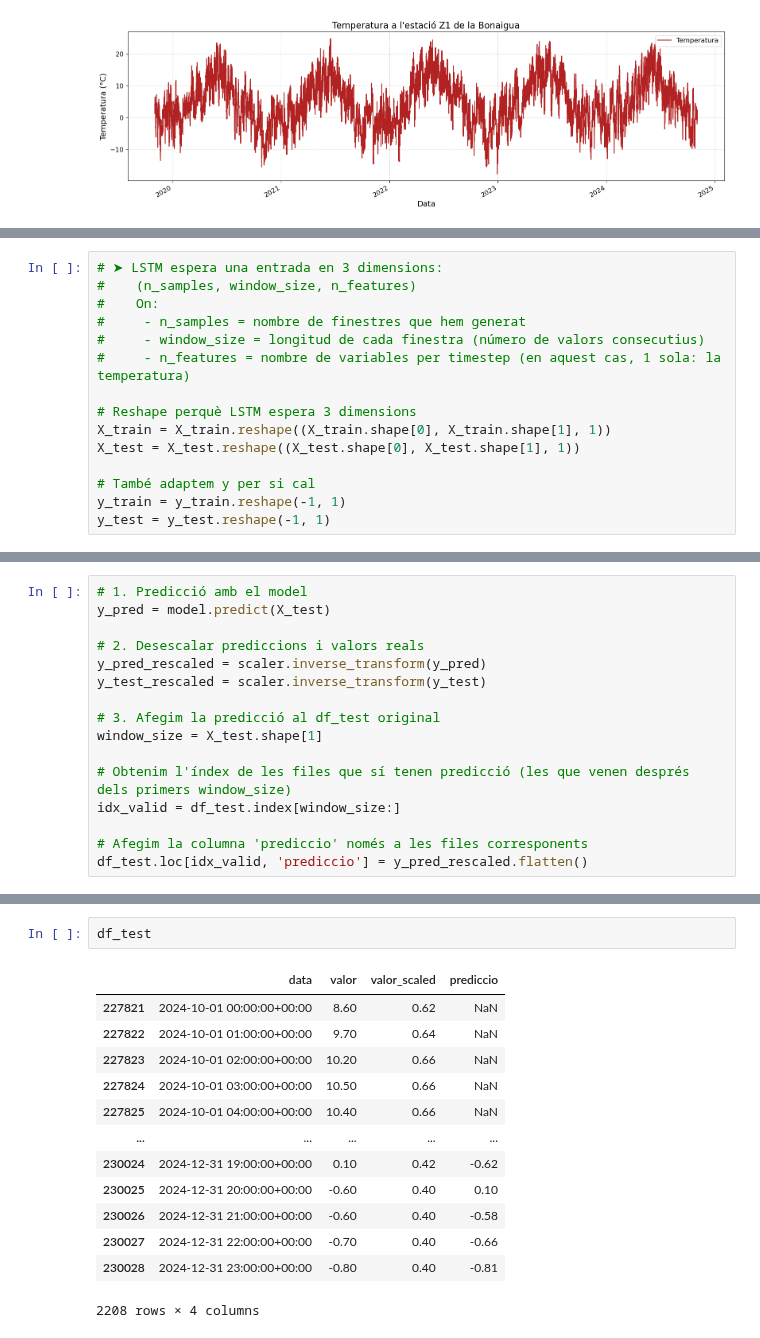
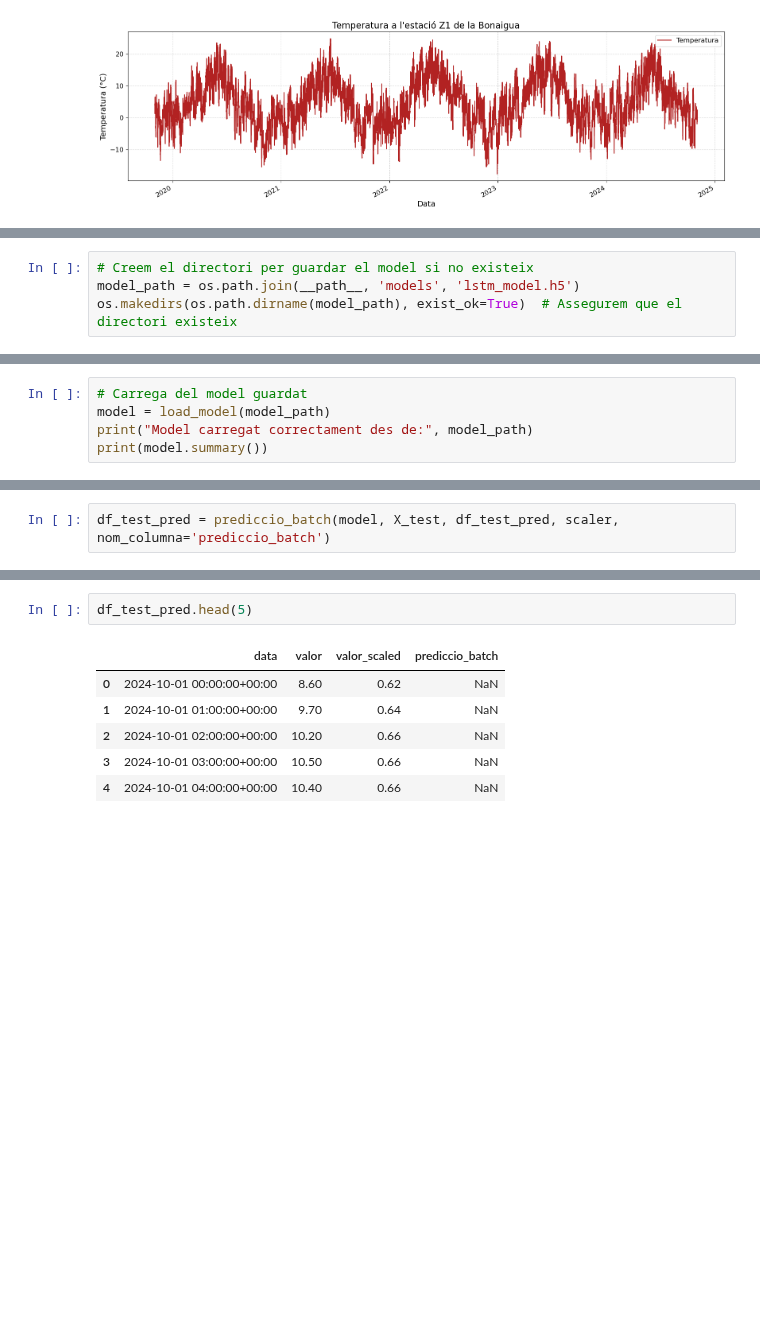
Before and after one commit to Paurro/TFM_SCM_Temperature_Forecasting_ML, a Jupyter notebook: models_prediccio/lstm_model.ipynb, the cells around one changed output, grey strips where cells are left out. Drawn from its saved outputs; the diff is of its cells as text; blank space fills up the shorter version.

```diff
--- a/models_prediccio/lstm_model.ipynb
+++ b/models_prediccio/lstm_model.ipynb
@@ -253,15 +477,0 @@ X_test, y_test = create_sequences(df_test['valor_scaled'].values, WINDOW_SIZE)
-# %%
-# ➤ LSTM espera una entrada en 3 dimensions:
-#    (n_samples, window_size, n_features)
-#    On:
-#     - n_samples = nombre de finestres que hem generat
-#     - window_size = longitud de cada finestra (número de valors consecutius)
-#     - n_features = nombre de variables per timestep (en aquest cas, 1 sola: la temperatura)
-
-# Reshape perquè LSTM espera 3 dimensions
-X_train = X_train.reshape((X_train.shape[0], X_train.shape[1], 1))
-X_test = X_test.reshape((X_test.shape[0], X_test.shape[1], 1))
-
-# També adaptem y per si cal
-y_train = y_train.reshape(-1, 1)
-y_test = y_test.reshape(-1, 1)
@@ -348,0 +589,4 @@ Pèrdua al test: 0.00032072863541543484
+# %%
+# Creem el directori per guardar el model si no existeix
+model_path = os.path.join(__path__, 'models', 'lstm_model.h5')
+os.makedirs(os.path.dirname(model_path), exist_ok=True)  # Assegurem que el directori existeix
@@ -348,0 +599,5 @@ Pèrdua al test: 0.00032072863541543484
+# %%
+# Carrega del model guardat
+model = load_model(model_path)
+print("Model carregat correctament des de:", model_path)
+print(model.summary())
@@ -349,16 +608,2 @@ Pèrdua al test: 0.00032072863541543484
 # %%
-# 1. Predicció amb el model
-y_pred = model.predict(X_test)
-
-# 2. Desescalar prediccions i valors reals
-y_pred_rescaled = scaler.inverse_transform(y_pred)
-y_test_rescaled = scaler.inverse_transform(y_test)
-
-# 3. Afegim la predicció al df_test original
-window_size = X_test.shape[1]
-
-# Obtenim l'índex de les files que sí tenen predicció (les que venen després dels primers window_size)
-idx_valid = df_test.index[window_size:]
-
-# Afegim la columna 'prediccio' només a les files corresponents
-df_test.loc[idx_valid, 'prediccio'] = y_pred_rescaled.flatten()
+df_test_pred = prediccio_batch(model, X_test, df_test_pred, scaler, nom_columna='prediccio_batch')
@@ -367,16 +610,9 @@ df_test.loc[idx_valid, 'prediccio'] = y_pred_rescaled.flatten()
 # %%
-df_test
+df_test_pred.head(5)
 # %% [output]
-|  | data | valor | valor_scaled | prediccio |
-| 227821 | 2024-10-01 00:00:00+00:00 | 8.60 | 0.62 | NaN |
-| 227822 | 2024-10-01 01:00:00+00:00 | 9.70 | 0.64 | NaN |
-| 227823 | 2024-10-01 02:00:00+00:00 | 10.20 | 0.66 | NaN |
-| 227824 | 2024-10-01 03:00:00+00:00 | 10.50 | 0.66 | NaN |
-| 227825 | 2024-10-01 04:00:00+00:00 | 10.40 | 0.66 | NaN |
-| ... | ... | ... | ... | ... |
-| 230024 | 2024-12-31 19:00:00+00:00 | 0.10 | 0.42 | -0.62 |
-| 230025 | 2024-12-31 20:00:00+00:00 | -0.60 | 0.40 | 0.10 |
-| 230026 | 2024-12-31 21:00:00+00:00 | -0.60 | 0.40 | -0.58 |
-| 230027 | 2024-12-31 22:00:00+00:00 | -0.70 | 0.40 | -0.66 |
-| 230028 | 2024-12-31 23:00:00+00:00 | -0.80 | 0.40 | -0.81 |
+|  | data | valor | valor_scaled | prediccio_batch |
+| 0 | 2024-10-01 00:00:00+00:00 | 8.60 | 0.62 | NaN |
+| 1 | 2024-10-01 01:00:00+00:00 | 9.70 | 0.64 | NaN |
+| 2 | 2024-10-01 02:00:00+00:00 | 10.20 | 0.66 | NaN |
+| 3 | 2024-10-01 03:00:00+00:00 | 10.50 | 0.66 | NaN |
+| 4 | 2024-10-01 04:00:00+00:00 | 10.40 | 0.66 | NaN |
-2208 rows × 4 columns
```
Also changed, not shown: parts of 64 cells of this notebook, 3 other files.
